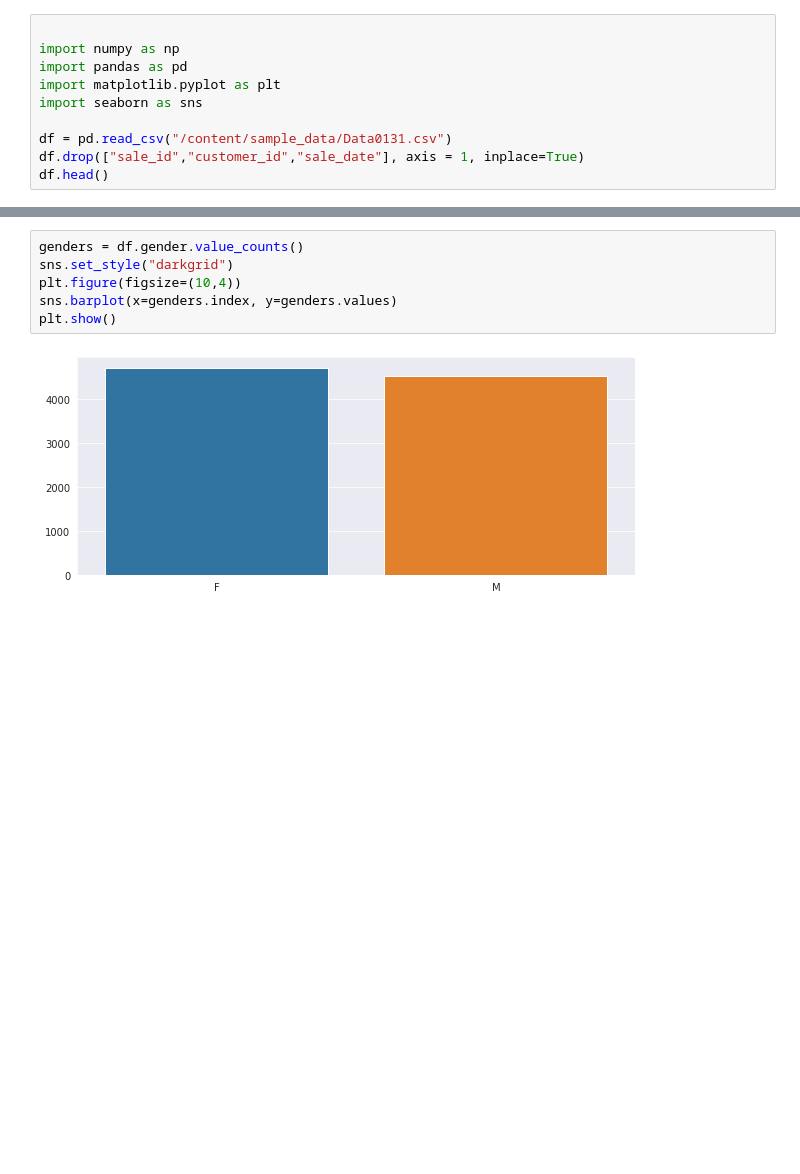
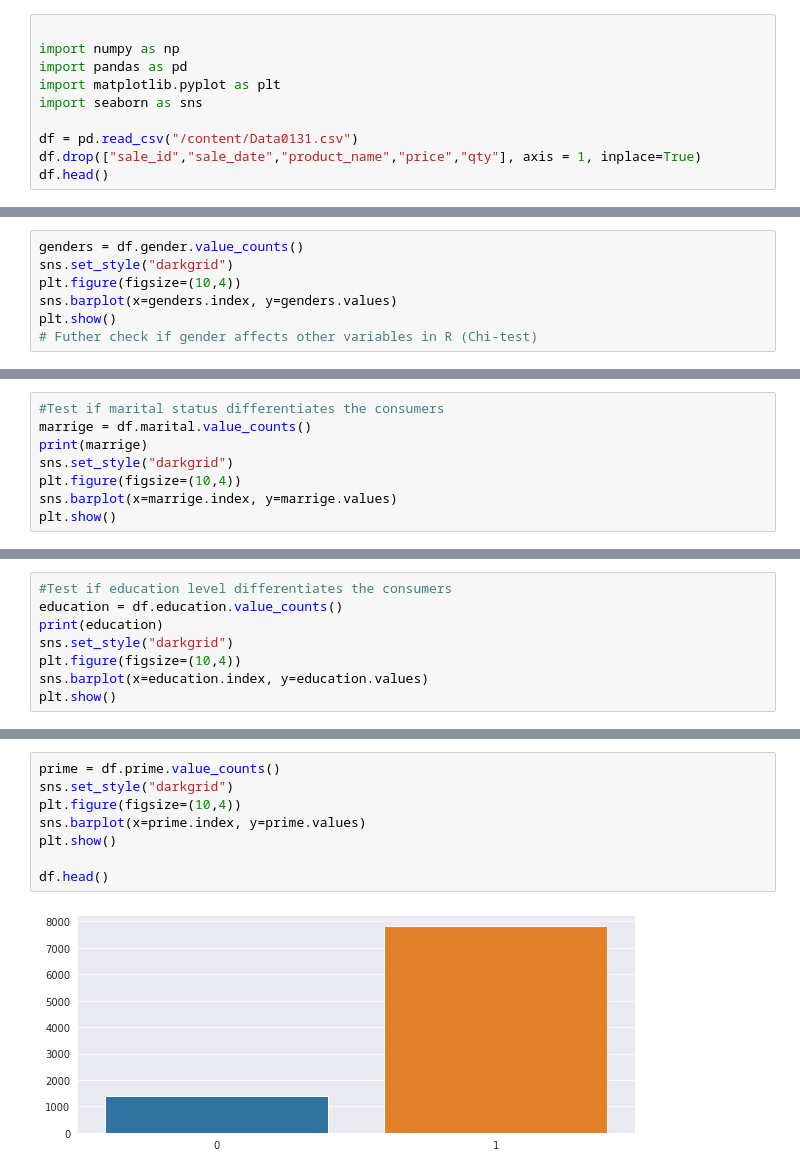
Before and after one commit to nasirxia/Analysis-Project-2022-Fall, a Jupyter notebook: ALP-2.ipynb, the cells around one changed output, grey strips where cells are left out. Saved outputs shown, nothing was run; the diff lists cells and outputs as text; blank space fills up the shorter version.

```diff
--- a/ALP-2.ipynb
+++ b/ALP-2.ipynb
@@ -7,7 +7,7 @@ import pandas as pd
 import matplotlib.pyplot as plt
 import seaborn as sns
 
-df = pd.read_csv("/content/sample_data/Data0131.csv")
-df.drop(["sale_id","customer_id","sale_date"], axis = 1, inplace=True)
+df = pd.read_csv("/content/Data0131.csv")
+df.drop(["sale_id","sale_date","product_name","price","qty"], axis = 1, inplace=True)
 df.head()
 # %% [output]
@@ -19,0 +86,7 @@ df.head()
+# %%
+genders = df.gender.value_counts()
+sns.set_style("darkgrid")
+plt.figure(figsize=(10,4))
+sns.barplot(x=genders.index, y=genders.values)
+plt.show()
+# Futher check if gender affects other variables in R (Chi-test)
@@ -19,0 +95,8 @@ df.head()
+# %%
+#Test if marital status differentiates the consumers
+marrige = df.marital.value_counts()
+print(marrige)
+sns.set_style("darkgrid")
+plt.figure(figsize=(10,4))
+sns.barplot(x=marrige.index, y=marrige.values)
+plt.show()
@@ -19,0 +109,8 @@ df.head()
+# %%
+#Test if education level differentiates the consumers
+education = df.education.value_counts()
+print(education)
+sns.set_style("darkgrid")
+plt.figure(figsize=(10,4))
+sns.barplot(x=education.index, y=education.values)
+plt.show()
@@ -40,8 +181,10 @@ plt.show()
 # %%
-genders = df.gender.value_counts()
+prime = df.prime.value_counts()
 sns.set_style("darkgrid")
 plt.figure(figsize=(10,4))
-sns.barplot(x=genders.index, y=genders.values)
+sns.barplot(x=prime.index, y=prime.values)
 plt.show()
+
+df.head()
 # %% [output]
-[figure, old version]
+[figure, new version]
```
Also changed, not shown: parts of 12 cells of this notebook.
